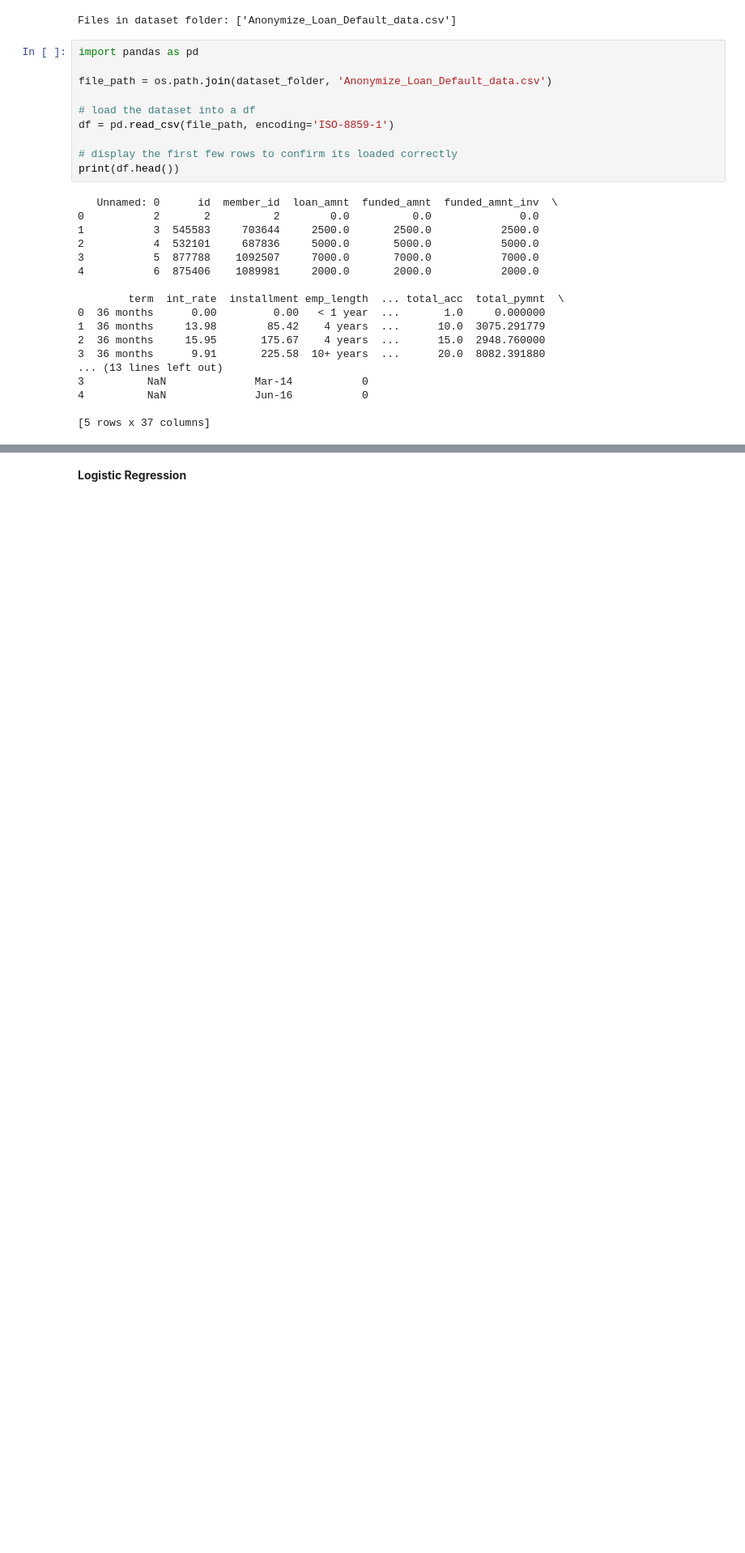
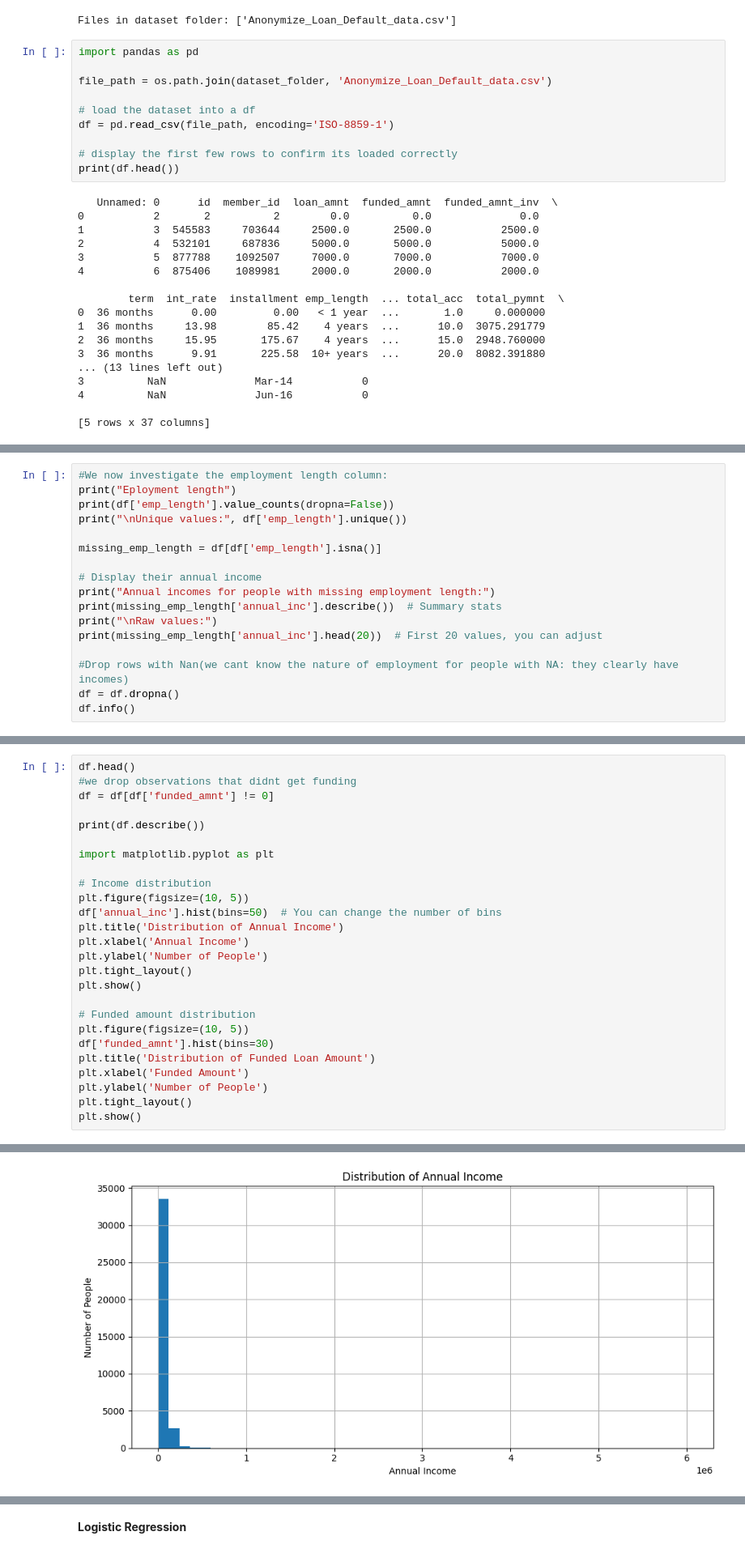
Before and after one commit to sergeGITH/TS, a Jupyter notebook: TMDL_group_project.ipynb, the cells around one changed output, grey strips where cells are left out. Shown: that part at 81% size. Saved outputs shown, nothing was run; the diff lists cells and outputs as text; blank space fills up the shorter version.

```diff
--- a/TMDL_group_project.ipynb
+++ b/TMDL_group_project.ipynb
@@ -127,0 +193,17 @@ memory usage: 5.6+ MB
+# %%
+#We now investigate the employment length column:
+print("Eployment length")
+print(df['emp_length'].value_counts(dropna=False))
+print("\nUnique values:", df['emp_length'].unique())
+
+missing_emp_length = df[df['emp_length'].isna()]
+
+# Display their annual income
+print("Annual incomes for people with missing employment length:")
+print(missing_emp_length['annual_inc'].describe())  # Summary stats
+print("\nRaw values:")
+print(missing_emp_length['annual_inc'].head(20))  # First 20 values, you can adjust
+
+#Drop rows with Nan(we cant know the nature of employment for people with NA: they clearly have incomes)
+df = df.dropna()
+df.info()
@@ -127,0 +228,27 @@ memory usage: 5.6+ MB
+# %%
+df.head()
+#we drop observations that didnt get funding
+df = df[df['funded_amnt'] != 0]
+
+print(df.describe())
+
+import matplotlib.pyplot as plt
+
+# Income distribution
+plt.figure(figsize=(10, 5))
+df['annual_inc'].hist(bins=50)  # You can change the number of bins
+plt.title('Distribution of Annual Income')
+plt.xlabel('Annual Income')
+plt.ylabel('Number of People')
+plt.tight_layout()
+plt.show()
+
+# Funded amount distribution
+plt.figure(figsize=(10, 5))
+df['funded_amnt'].hist(bins=30)
+plt.title('Distribution of Funded Loan Amount')
+plt.xlabel('Funded Amount')
+plt.ylabel('Number of People')
+plt.tight_layout()
+plt.show()
+# %% [output]
@@ -127,0 +274 @@ memory usage: 5.6+ MB
+[figure, added]
```
Also changed, not shown: parts of 31 cells of this notebook.
